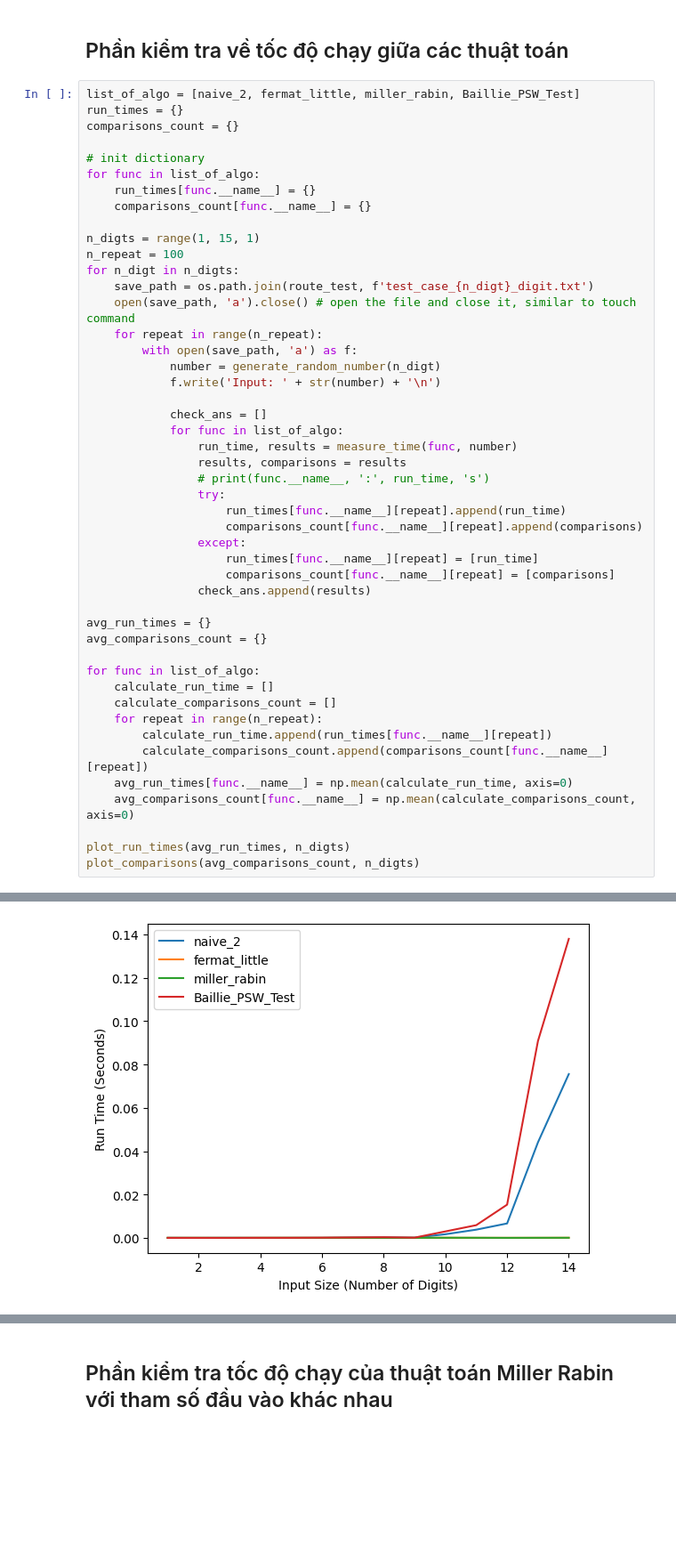
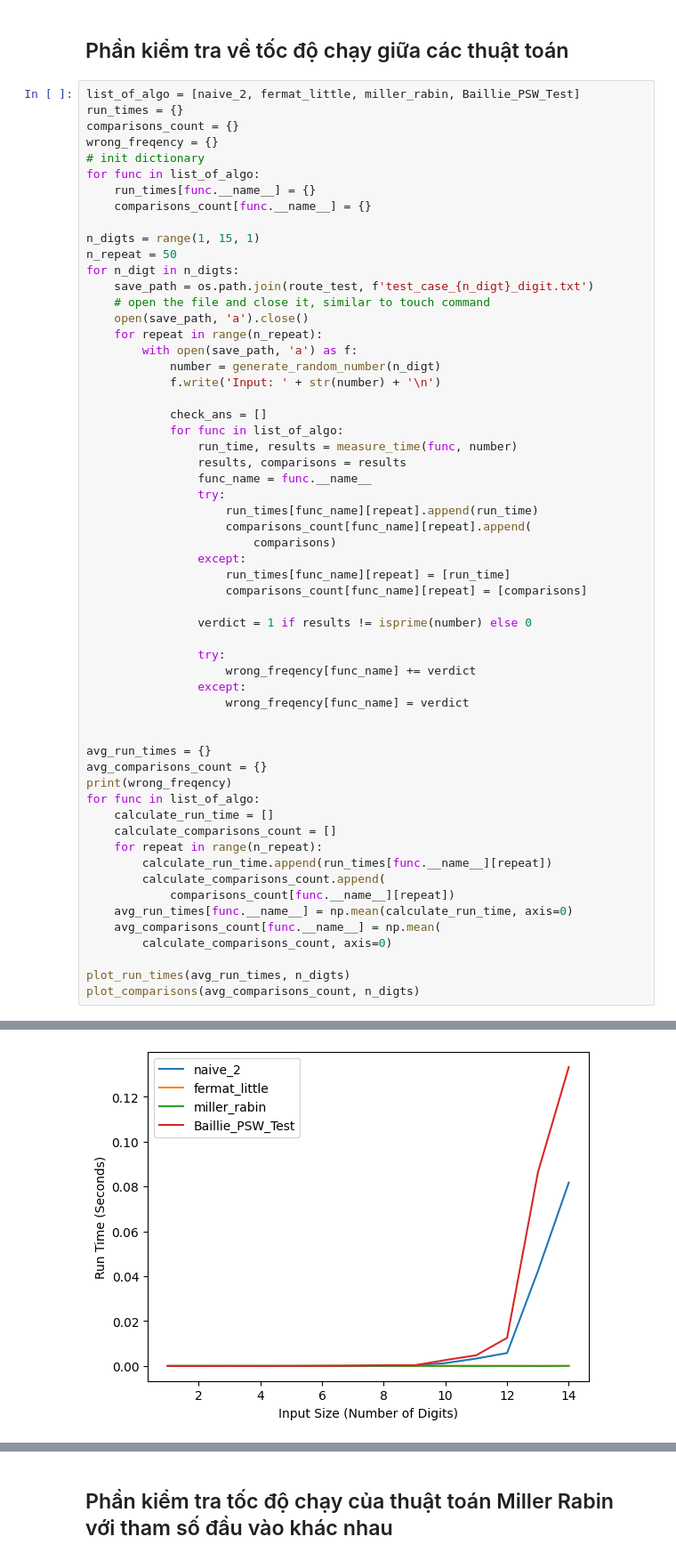
Before and after one commit to nbtin/algo_complexity, a Jupyter notebook: 20120081.ipynb, the cells around one changed output, grey strips where cells are left out. Shown: that part at 89% size. Saved outputs shown, nothing was run; the diff lists cells and outputs as text; blank space fills up the shorter version.

```diff
--- a/20120081.ipynb
+++ b/20120081.ipynb
@@ -88,17 +98,18 @@ def generate_random_large_nonprime(p_digit, n_p): # generate a list of n_p prime
 list_of_algo = [naive_2, fermat_little, miller_rabin, Baillie_PSW_Test]
 run_times = {}
 comparisons_count = {}
-
+wrong_freqency = {}
 # init dictionary
 for func in list_of_algo:
     run_times[func.__name__] = {}
     comparisons_count[func.__name__] = {}
 
 n_digts = range(1, 15, 1)
-n_repeat = 100
+n_repeat = 50
 for n_digt in n_digts:
     save_path = os.path.join(route_test, f'test_case_{n_digt}_digit.txt')
-    open(save_path, 'a').close() # open the file and close it, similar to touch command
+    # open the file and close it, similar to touch command
+    open(save_path, 'a').close()
     for repeat in range(n_repeat):
         with open(save_path, 'a') as f:
             number = generate_random_number(n_digt)
@@ -108,26 +119,36 @@ for n_digt in n_digts:
             for func in list_of_algo:
                 run_time, results = measure_time(func, number)
                 results, comparisons = results
-                # print(func.__name__, ':', run_time, 's')
+                func_name = func.__name__
                 try:
-                    run_times[func.__name__][repeat].append(run_time)
-                    comparisons_count[func.__name__][repeat].append(comparisons)
+                    run_times[func_name][repeat].append(run_time)
+                    comparisons_count[func_name][repeat].append(
+                        comparisons)
                 except:
-                    run_times[func.__name__][repeat] = [run_time]
-                    comparisons_count[func.__name__][repeat] = [comparisons]
-                check_ans.append(results)
+                    run_times[func_name][repeat] = [run_time]
+                    comparisons_count[func_name][repeat] = [comparisons]
+
+                verdict = 1 if results != isprime(number) else 0
+
+                try:
+                    wrong_freqency[func_name] += verdict
+                except:
+                    wrong_freqency[func_name] = verdict
+
 
 avg_run_times = {}
 avg_comparisons_count = {}
-
+print(wrong_freqency)
 for func in list_of_algo:
     calculate_run_time = []
     calculate_comparisons_count = []
     for repeat in range(n_repeat):
         calculate_run_time.append(run_times[func.__name__][repeat])
-        calculate_comparisons_count.append(comparisons_count[func.__name__][repeat])
+        calculate_comparisons_count.append(
+            comparisons_count[func.__name__][repeat])
     avg_run_times[func.__name__] = np.mean(calculate_run_time, axis=0)
-    avg_comparisons_count[func.__name__] = np.mean(calculate_comparisons_count, axis=0)
+    avg_comparisons_count[func.__name__] = np.mean(
+        calculate_comparisons_count, axis=0)
 
 plot_run_times(avg_run_times, n_digts)
 plot_comparisons(avg_comparisons_count, n_digts)
@@ -135,4 +157,4 @@ plot_comparisons(avg_comparisons_count, n_digts)
-[figure, old version]
+[figure, new version]
 [figure]
 # %% [markdown]
 ## Phần kiểm tra tốc độ chạy của thuật toán Miller Rabin với tham số đầu vào khác nhau
```
Also changed, not shown: parts of 6 cells of this notebook.
